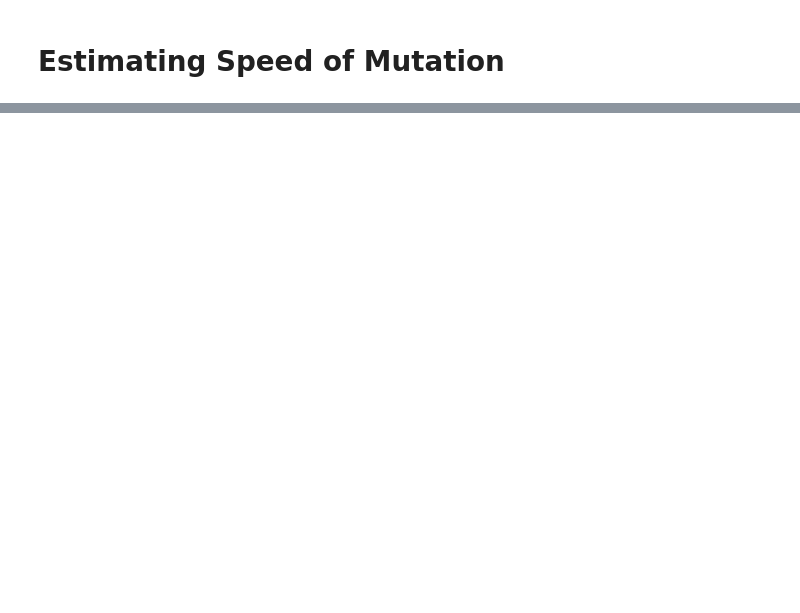
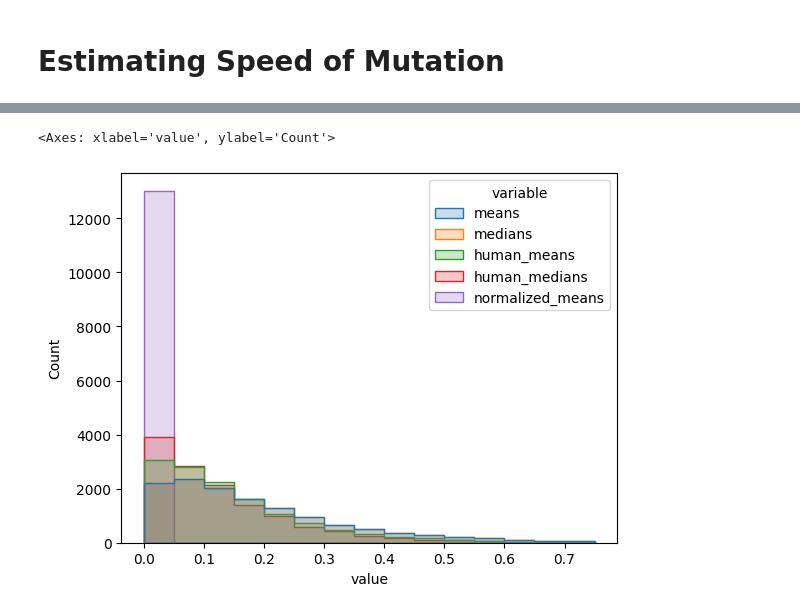
Before and after one commit to pilatova/prot-viz-data, a Jupyter notebook: test.ipynb, the cells around one changed output, grey strips where cells are left out. Cells and saved outputs as stored; diff of their text form; code cells hidden in the pictures; blank space fills up the shorter version.

```diff
--- a/test.ipynb
+++ b/test.ipynb
@@ -132,3 +136,32 @@ Drop row with negative value:
 dist.to_csv('dist3.tsv', sep = '\t', encoding='utf-8', index=True)
 # %% [markdown]
 # Estimating Speed of Mutation
+# %%
+# weights (median time) sourced from https://timetree.org/
+weights = {
+    'human-baboon': 28.8,
+    'human-cow': 94,
+    'human-dog': 94,
+    'human-mouse': 87,
+    'human-opossum': 160,
+    'baboon-cow': 94,
+    'baboon-dog': 94,
+    'baboon-mouse': 87,
+    'baboon-opossum': 160,
+    'cow-dog': 76,
+    'cow-mouse': 94,
+    'cow-opossum': 160,
+    'dog-mouse': 94,
+    'dog-opossum': 160,
+    'mouse-opossum': 160
+}
+
+distance_cols = dist.columns[1:]
+weight_values = [weights[col] for col in distance_cols]
+normalized = dist[distance_cols].div(weight_values)
+
+means = dist.mean(axis=1)
+medians = dist.mean(axis=1)
+human_means = dist.iloc[:, :5].mean(axis=1)
+human_medians = dist.iloc[:, :5].median(axis=1)
+normalized_means = normalized.mean(axis=1)
@@ -134,0 +231,9 @@ dist.to_csv('dist3.tsv', sep = '\t', encoding='utf-8', index=True)
+# %%
+xy = pd.DataFrame(metrics)
+xyz = xy.reset_index().drop(columns=['protein_id'])
+ab = xyz.melt()
+
+sns.histplot(data=ab, x='value', hue='variable', bins=bins, element='step')
+# %% [output]
+<Axes: xlabel='value', ylabel='Count'>
+[figure, added]
```
Also changed, not shown: parts of 7 cells of this notebook.
